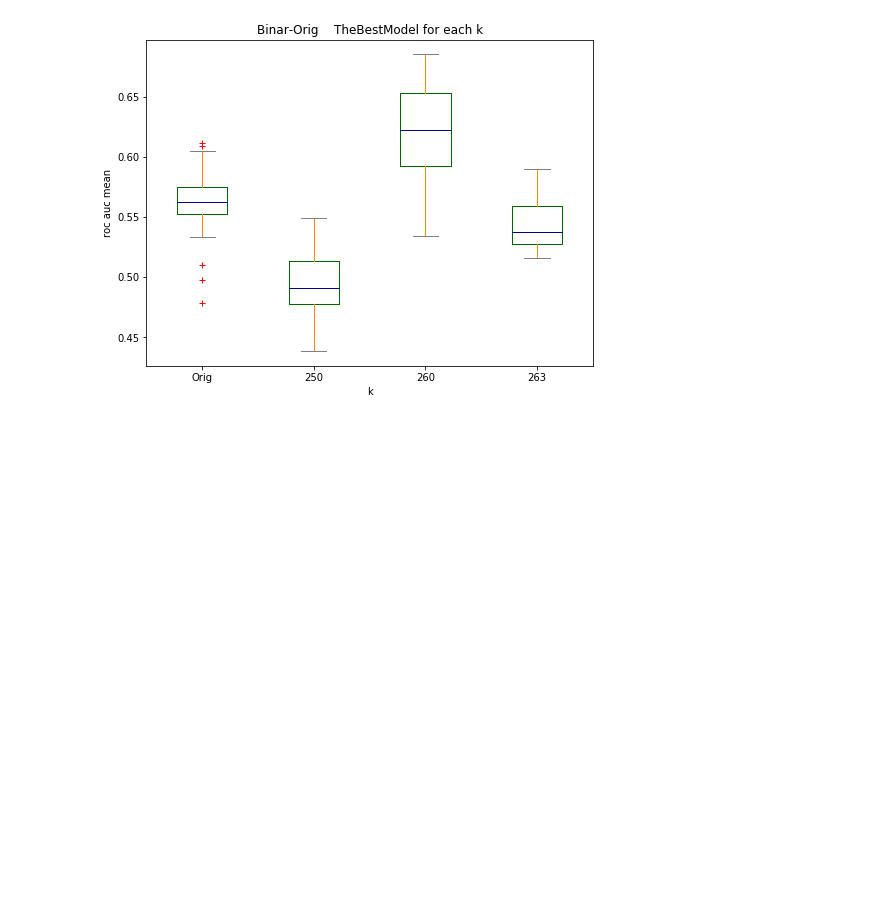
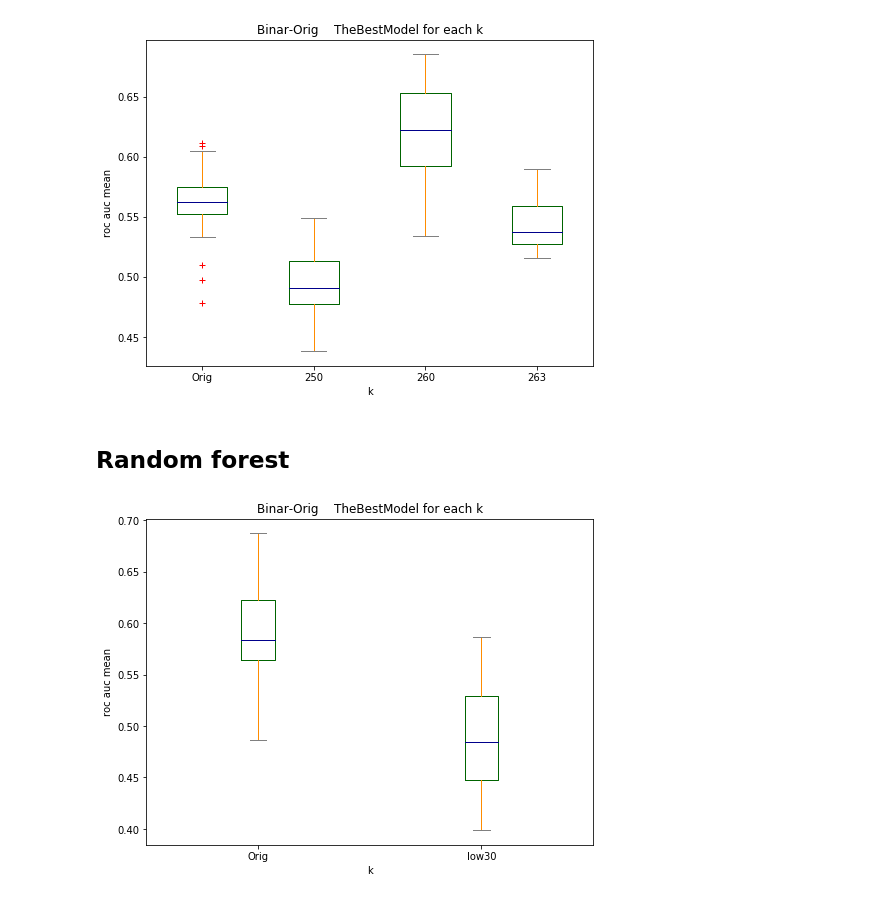
Before and after one commit to Tismoney/PRNI2016, a Jupyter notebook: ResultProcessing-ver3.0.ipynb, the cells around one changed output. Drawn from its saved outputs; the diff is of its cells as text; code cells hidden in the pictures; blank space fills up the shorter version.

Commit message:
Add result for RF and XGBoost

```diff
--- a/ResultProcessing-ver3.0.ipynb
+++ b/ResultProcessing-ver3.0.ipynb
@@ -97,3 +97,9 @@ Go_plot('Results/Ver3/result_binar_SVC.scv', 'Binar-Orig    TheBestModel for eac
 Go_box('Results/Ver3.2','Binar-Orig    TheBestModel for each k', k_new, figsize=(8,6))
 # %% [output]
 [figure]
+# %% [markdown]
+## Random forest
+# %%
+Go_box('Results/Ver3.4','Binar-Orig    TheBestModel for each k', ['Orig','low30'], figsize=(8,6))
+# %% [output]
+[figure, added]
```
Also changed, not shown: parts of 2 cells of this notebook.
